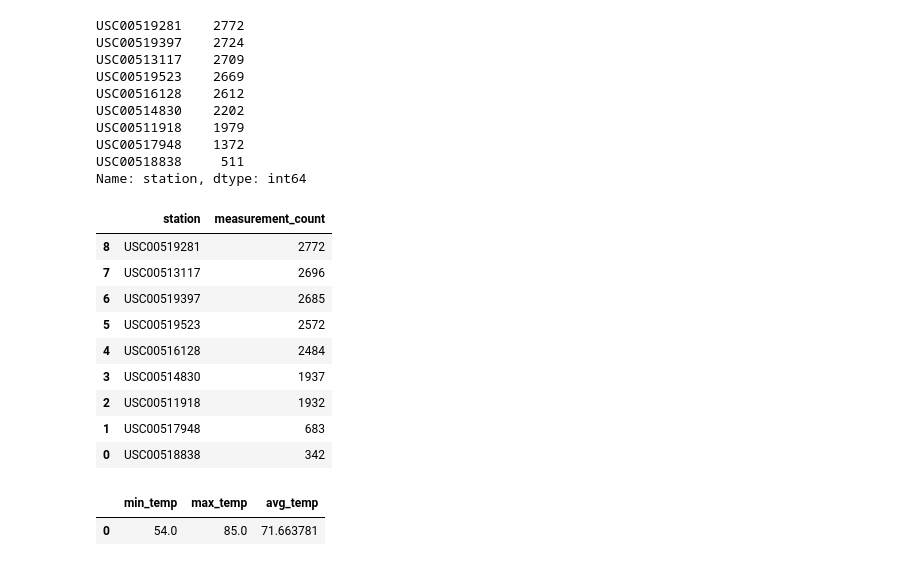
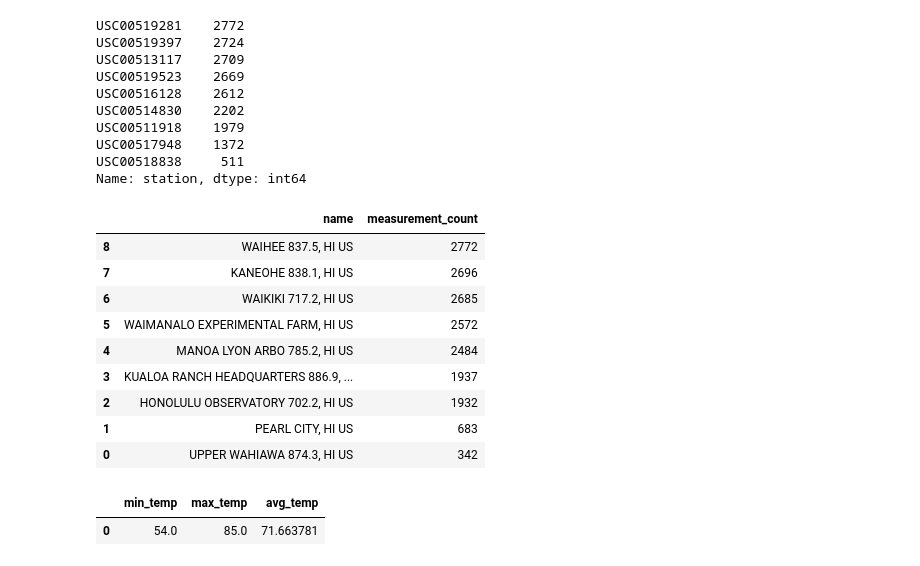
Before and after one commit to d4t4Guy/sqlalchemy-challenge, a Jupyter notebook: Climate_APS.ipynb, the cells around one changed output. Drawn from its saved outputs; the diff is of its cells as text; code cells hidden in the pictures.

```diff
--- a/Climate_APS.ipynb
+++ b/Climate_APS.ipynb
@@ -214,30 +218,43 @@ USC00517948    1372
 USC00518838     511
 Name: station, dtype: int64
 # %%
-#approach 2: session query
+#approach 2: session query. After noticing the hints on the readme.md file indicate join will be necessary,
+# I am assuming the requirement calls for Station.name, instead of Measurement.station,
 
 agg_col_name = "measurement_count"
 
-station_counts =session.query(Measurement.station, func.count(Measurement.prcp).label(agg_col_name)) \
+station_counts =session.query(Station.name \
+                            , func.count(Measurement.prcp) \
+                            .label(agg_col_name)) \
+                            .filter(Measurement.station == Station.station) \
                             .group_by(Measurement.station) \
                             .order_by(agg_col_name)
+
+
+#####*****#####    This works, too. isouter=True makes it a left join, False would be inner: #####*****#####
+# station_counts =session.query(Station.name \
+#                             , func.count(Measurement.prcp) \
+#                             .label(agg_col_name)) \
+#                             .join(Station, Measurement.station == Station.station, isouter=True) \
+#                             .group_by(Measurement.station)
+#                             .order_by(agg_col_name)
 
 #note: I spent a good amount of time trying to get the order by... DESC into the query.
 # After several attempts, I decided to sort the aggregate measure in the
 # dataframe
 df_active_stations = pd.read_sql(station_counts.statement, conn)
 df_active_stations.sort_values(by=agg_col_name, ascending=False)
 # %% [output]
-|  | station | measurement_count |
-| 8 | USC00519281 | 2772 |
-| 7 | USC00513117 | 2696 |
-| 6 | USC00519397 | 2685 |
-| 5 | USC00519523 | 2572 |
-| 4 | USC00516128 | 2484 |
-| 3 | USC00514830 | 1937 |
-| 2 | USC00511918 | 1932 |
-| 1 | USC00517948 | 683 |
-| 0 | USC00518838 | 342 |
+|  | name | measurement_count |
+| 8 | WAIHEE 837.5, HI US | 2772 |
+| 7 | KANEOHE 838.1, HI US | 2696 |
+| 6 | WAIKIKI 717.2, HI US | 2685 |
+| 5 | WAIMANALO EXPERIMENTAL FARM, HI US | 2572 |
+| 4 | MANOA LYON ARBO 785.2, HI US | 2484 |
+| 3 | KUALOA RANCH HEADQUARTERS 886.9, ... | 1937 |
+| 2 | HONOLULU OBSERVATORY 702.2, HI US | 1932 |
+| 1 | PEARL CITY, HI US | 683 |
+| 0 | UPPER WAHIAWA 874.3, HI US | 342 |
 # %%
 # Using the station id from the previous query, calculate the lowest temperature recorded,
 # highest temperature recorded, and average temperature of the most active station?
```
Also changed, not shown: parts of 3 cells of this notebook, 2 other files.
